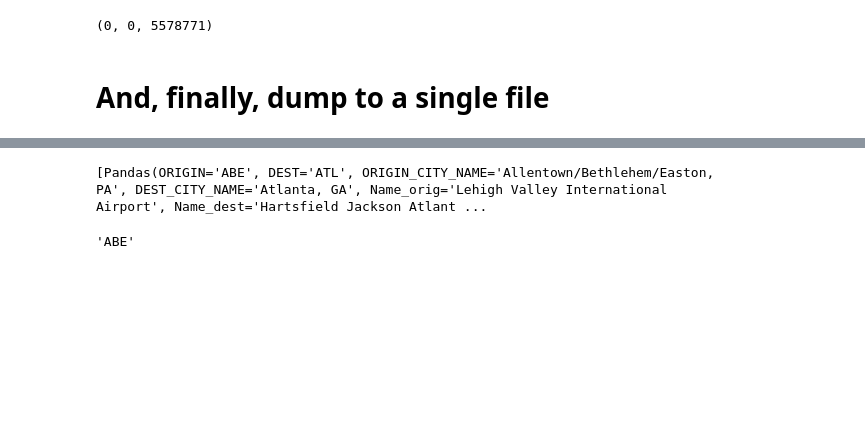
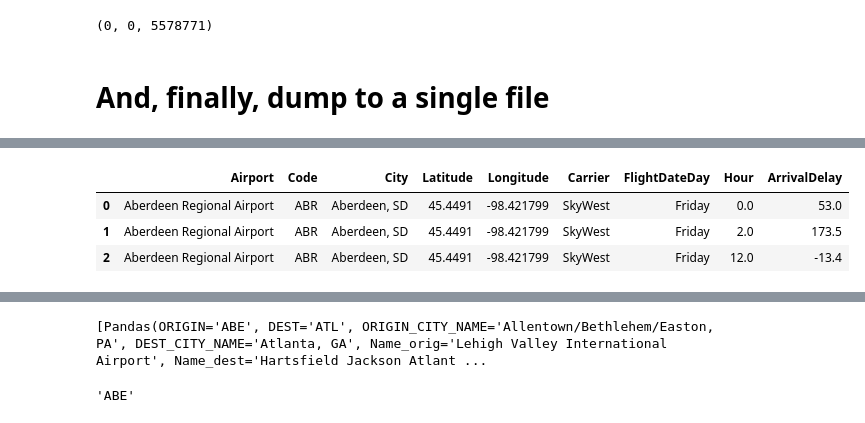
Before and after one commit to aenfield/bonvoyage, a Jupyter notebook: notebooks/CombineAndAugmentBTSData.ipynb, the cells around one changed output, grey strips where cells are left out. Cells and saved outputs as stored; diff of their text form; code cells hidden in the pictures; blank space fills up the shorter version.

```diff
--- a/notebooks/CombineAndAugmentBTSData.ipynb
+++ b/notebooks/CombineAndAugmentBTSData.ipynb
@@ -530,0 +687,7 @@ d_filtered.to_csv('../data/flights.csv', index=False)
+# %%
+d_agg_destination[:3]
+# %% [output]
+|  | Airport | Code | City | Latitude | Longitude | Carrier | FlightDateDay | Hour | ArrivalDelay |
+| 0 | Aberdeen Regional Airport | ABR | Aberdeen, SD | 45.4491 | -98.421799 | SkyWest | Friday | 0.0 | 53.0 |
+| 1 | Aberdeen Regional Airport | ABR | Aberdeen, SD | 45.4491 | -98.421799 | SkyWest | Friday | 2.0 | 173.5 |
+| 2 | Aberdeen Regional Airport | ABR | Aberdeen, SD | 45.4491 | -98.421799 | SkyWest | Friday | 12.0 | -13.4 |
```
Also changed, not shown: parts of 20 cells of this notebook.
